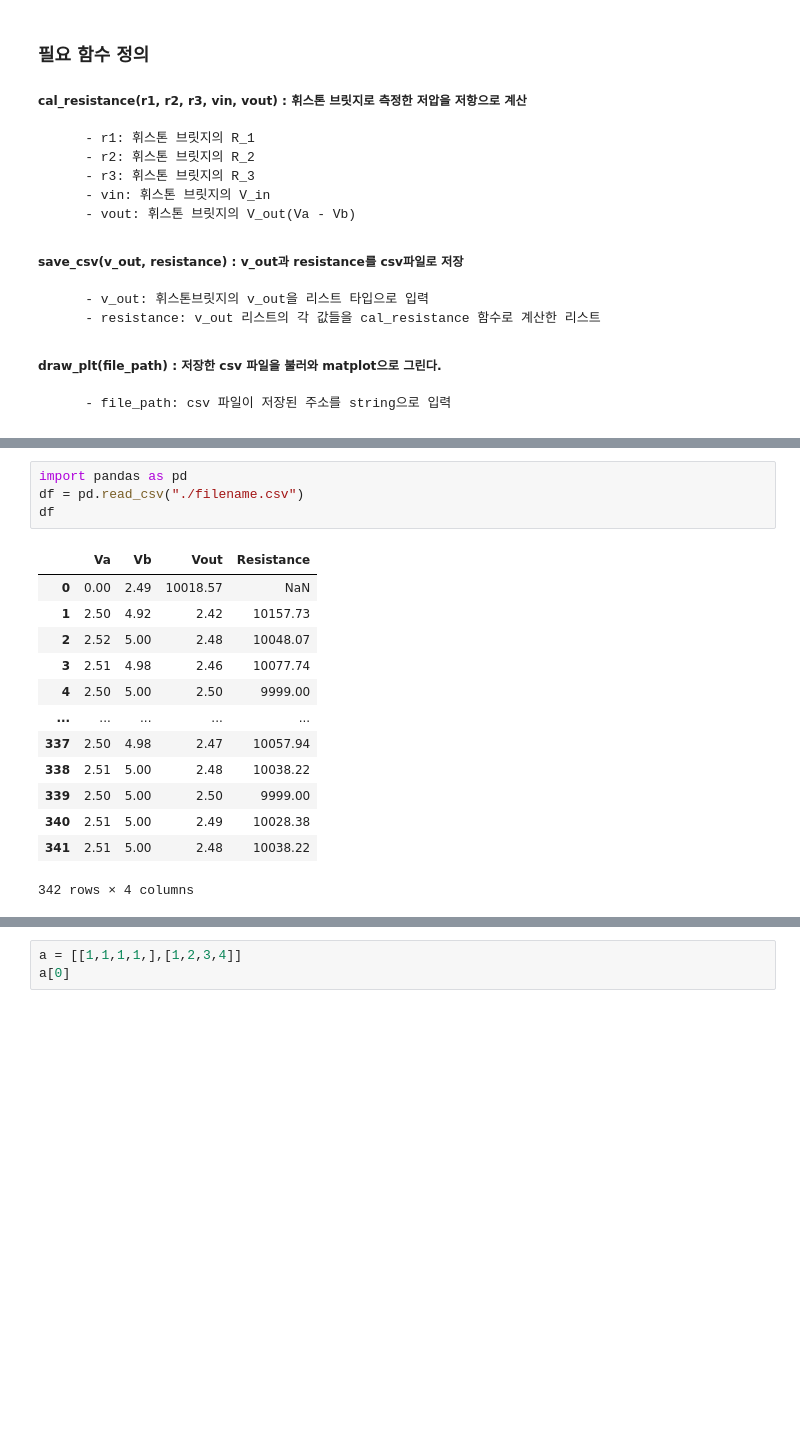
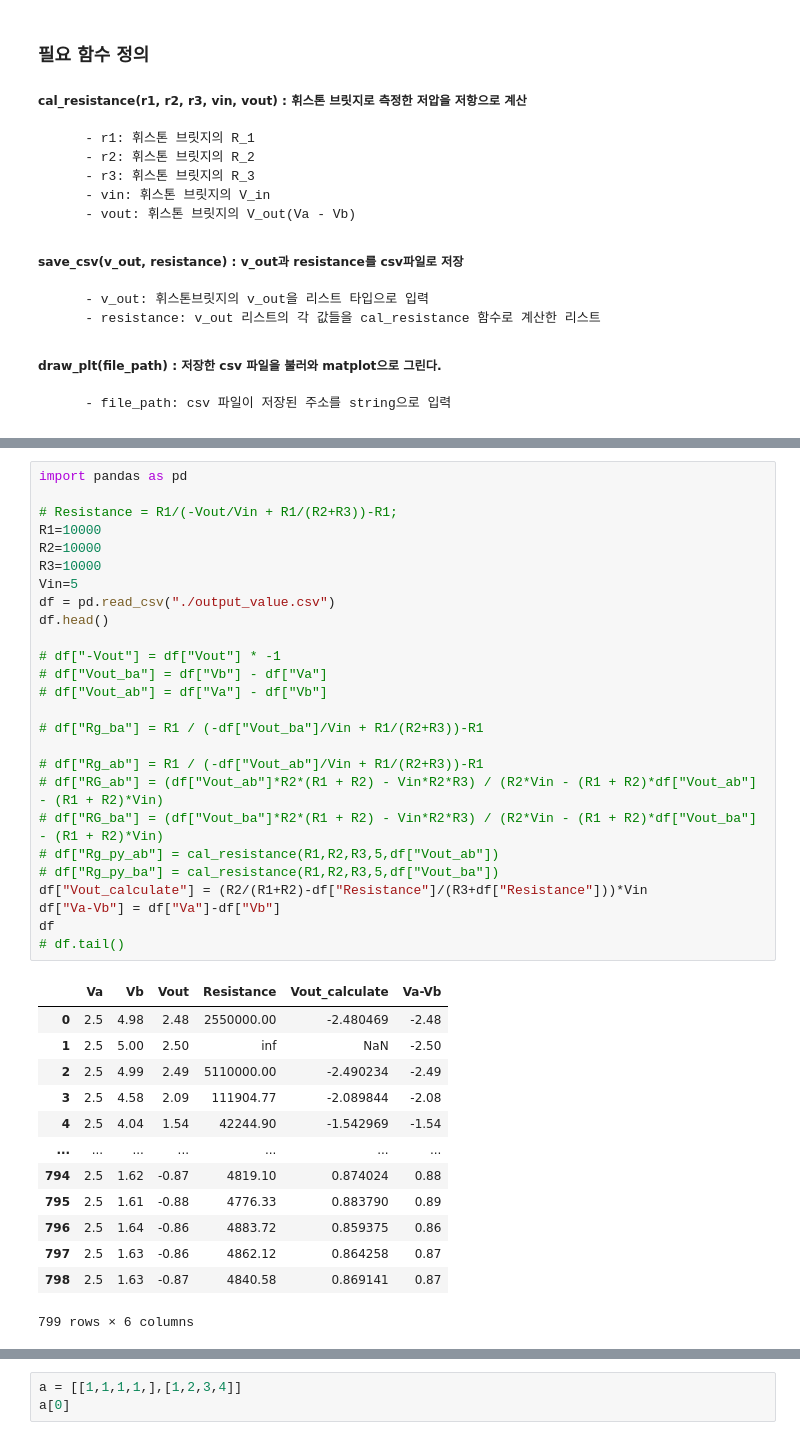
Before and after one commit to beobmun/3_1_algorithm, a Jupyter notebook: current_circuit/term_project.ipynb, the cells around one changed output, grey strips where cells are left out. Drawn from its saved outputs; the diff is of its cells as text; blank space fills up the shorter version.

```diff
--- a/current_circuit/term_project.ipynb
+++ b/current_circuit/term_project.ipynb
@@ -283,18 +265,40 @@ serial close.
-# %%
-import pandas as pd
-df = pd.read_csv("./filename.csv")
-df
-# %% [output]
-|  | Va | Vb | Vout | Resistance |
-| 0 | 0.00 | 2.49 | 10018.57 | NaN |
-| 1 | 2.50 | 4.92 | 2.42 | 10157.73 |
-| 2 | 2.52 | 5.00 | 2.48 | 10048.07 |
-| 3 | 2.51 | 4.98 | 2.46 | 10077.74 |
-| 4 | 2.50 | 5.00 | 2.50 | 9999.00 |
-| ... | ... | ... | ... | ... |
-| 337 | 2.50 | 4.98 | 2.47 | 10057.94 |
-| 338 | 2.51 | 5.00 | 2.48 | 10038.22 |
-| 339 | 2.50 | 5.00 | 2.50 | 9999.00 |
-| 340 | 2.51 | 5.00 | 2.49 | 10028.38 |
-| 341 | 2.51 | 5.00 | 2.48 | 10038.22 |
-342 rows × 4 columns
+# %%
+import pandas as pd
+
+# Resistance = R1/(-Vout/Vin + R1/(R2+R3))-R1;
+R1=10000
+R2=10000
+R3=10000
+Vin=5
+df = pd.read_csv("./output_value.csv")
+df.head()
+
+# df["-Vout"] = df["Vout"] * -1
+# df["Vout_ba"] = df["Vb"] - df["Va"]
+# df["Vout_ab"] = df["Va"] - df["Vb"]
+
+# df["Rg_ba"] = R1 / (-df["Vout_ba"]/Vin + R1/(R2+R3))-R1
+
+# df["Rg_ab"] = R1 / (-df["Vout_ab"]/Vin + R1/(R2+R3))-R1
+# df["RG_ab"] = (df["Vout_ab"]*R2*(R1 + R2) - Vin*R2*R3) / (R2*Vin - (R1 + R2)*df["Vout_ab"] - (R1 + R2)*Vin)
+# df["RG_ba"] = (df["Vout_ba"]*R2*(R1 + R2) - Vin*R2*R3) / (R2*Vin - (R1 + R2)*df["Vout_ba"] - (R1 + R2)*Vin)
+# df["Rg_py_ab"] = cal_resistance(R1,R2,R3,5,df["Vout_ab"])
+# df["Rg_py_ba"] = cal_resistance(R1,R2,R3,5,df["Vout_ba"])
+df["Vout_calculate"] = (R2/(R1+R2)-df["Resistance"]/(R3+df["Resistance"]))*Vin
+df["Va-Vb"] = df["Va"]-df["Vb"]
+df
+# df.tail()
+# %% [output]
+|  | Va | Vb | Vout | Resistance | Vout_calculate | Va-Vb |
+| 0 | 2.5 | 4.98 | 2.48 | 2550000.00 | -2.480469 | -2.48 |
+| 1 | 2.5 | 5.00 | 2.50 | inf | NaN | -2.50 |
+| 2 | 2.5 | 4.99 | 2.49 | 5110000.00 | -2.490234 | -2.49 |
+| 3 | 2.5 | 4.58 | 2.09 | 111904.77 | -2.089844 | -2.08 |
+| 4 | 2.5 | 4.04 | 1.54 | 42244.90 | -1.542969 | -1.54 |
+| ... | ... | ... | ... | ... | ... | ... |
+| 794 | 2.5 | 1.62 | -0.87 | 4819.10 | 0.874024 | 0.88 |
+| 795 | 2.5 | 1.61 | -0.88 | 4776.33 | 0.883790 | 0.89 |
+| 796 | 2.5 | 1.64 | -0.86 | 4883.72 | 0.859375 | 0.86 |
+| 797 | 2.5 | 1.63 | -0.86 | 4862.12 | 0.864258 | 0.87 |
+| 798 | 2.5 | 1.63 | -0.87 | 4840.58 | 0.869141 | 0.87 |
+799 rows × 6 columns
```
Also changed, not shown: parts of 4 cells of this notebook, 3 other files.
